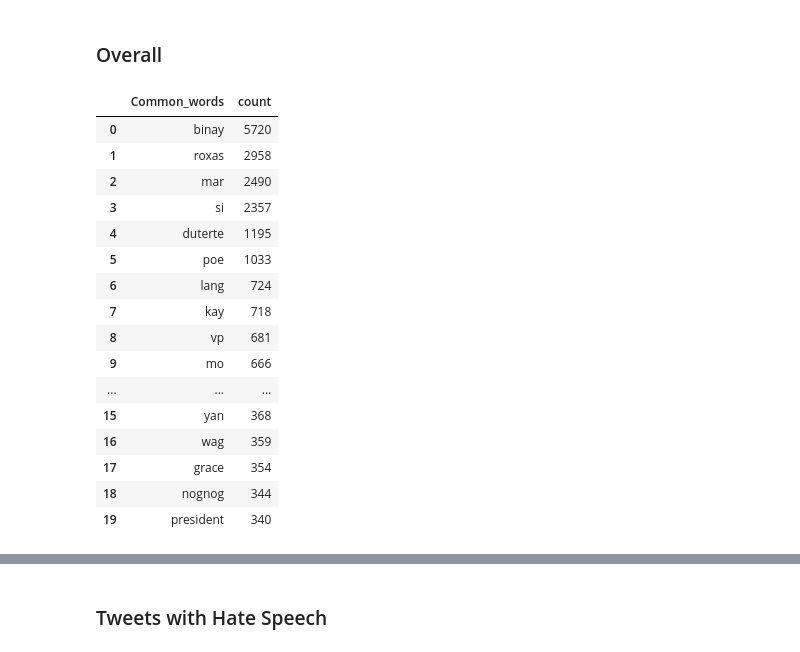
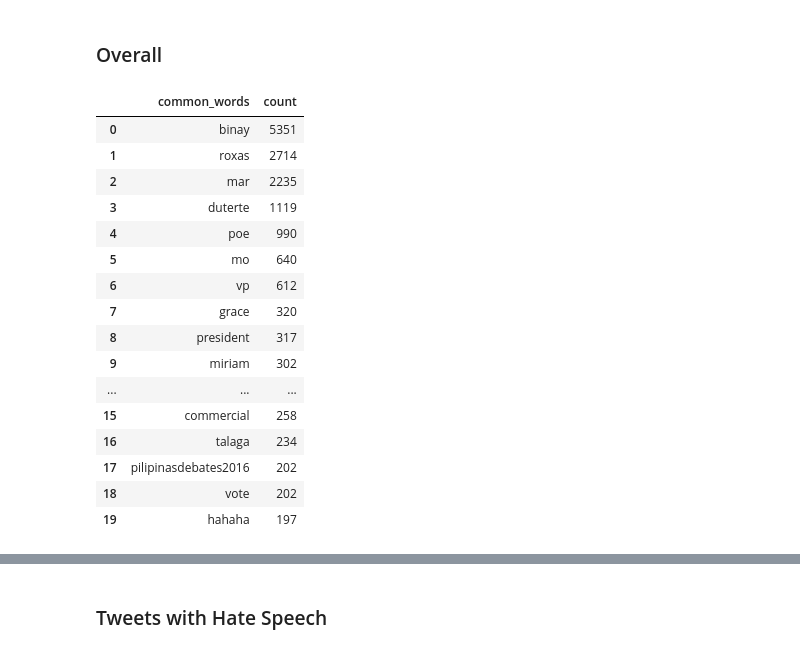
Before and after one commit to lendl-uy/hate-speech-detection, a Jupyter notebook: dataset/eda.ipynb, the cells around one changed output, grey strips where cells are left out. Drawn from its saved outputs; the diff is of its cells as text; code cells hidden in the pictures.

```diff
--- a/dataset/eda.ipynb
+++ b/dataset/eda.ipynb
@@ -177,8 +178,8 @@ plt.show()
 # %% [markdown]
 ## Add Length and Word Counts to Train Set
 # %%
-train_df['Length'] = train_df['tweet'].apply(len)
-train_df['Word_counts'] = train_df['tweet'].apply(lambda x:len(str(x).split()))
+train_df['length'] = train_df['tweets'].apply(len)
+train_df['word_counts'] = train_df['tweets'].apply(lambda x:len(str(x).split()))
 
 train_df.head()
 # %% [output]
@@ -193,31 +191,0 @@ train_df.head()
-# %%
-# Function to read stopwords from file and save into a list
-def read_stopwords(file_path):
-    with open(file_path, 'r', encoding='utf-8') as file:
-        stopwords_list = [word.strip() for word in file.readlines()]
-    return stopwords_list
-
-
-# Read English stopwords
-english_stopwords = read_stopwords(STOPWORDS_ENGLISH_PATH)
-
-# Read Tagalog stopwords
-tagalog_stopwords = read_stopwords(STOPWORDS_TAGALOG_PATH)
-
-
-def filter_stopwords(tweet, stopwords):
-    words = tweet.split()
-    filtered_words = [word for word in words if word.lower() not in stopwords]
-    return ' '.join(filtered_words)
-
-# Filter train_df for English stopwords
-train_df['filtered_tweets_english'] = train_df['tweet'].apply(lambda x: filter_stopwords(x, english_stopwords))
-
-# Filter train_df for Tagalog stopwords
-train_df['filtered_tweets_english_tagalog'] = train_df['filtered_tweets_english'].apply(lambda x: filter_stopwords(x, tagalog_stopwords))
-
-# Display the filtered DataFrame
-print("Filtered tweets for English stopwords:")
-print(train_df['filtered_tweets_english'][:5])
-print("\nFiltered tweets for Tagalog stopwords:")
-print(train_df['filtered_tweets_english_tagalog'][:5])
@@ -272,5 +191,0 @@ def clean_text(text):
-# %%
-train_df['tweet'] = train_df['tweet'].apply(lambda x:clean_text(x))
-train_df['filtered_tweets_english'] = train_df['filtered_tweets_english'].apply(lambda x:clean_text(x))
-train_df['filtered_tweets_english_tagalog'] = train_df['filtered_tweets_english_tagalog'].apply(lambda x:clean_text(x))
-train_df.head()
@@ -288,29 +196,29 @@ train_df.head()
 # %%
 from collections import Counter
 
-train_df['temp_list'] = train_df['filtered_tweets_english_tagalog'].apply(lambda x:str(x).split())
+train_df['temp_list'] = train_df['tweets'].apply(lambda x:str(x).split())
 top = Counter([item for sublist in train_df['temp_list'] for item in sublist])
 temp = pd.DataFrame(top.most_common(20))
-temp.columns = ['Common_words','count']
+temp.columns = ['common_words','count']
 temp.style.background_gradient(cmap='Blues')
 # %% [output]
-|  | Common_words | count |
-| 0 | binay | 5720 |
-| 1 | roxas | 2958 |
-| 2 | mar | 2490 |
-| 3 | si | 2357 |
-| 4 | duterte | 1195 |
-| 5 | poe | 1033 |
-| 6 | lang | 724 |
-| 7 | kay | 718 |
-| 8 | vp | 681 |
-| 9 | mo | 666 |
+|  | common_words | count |
+| 0 | binay | 5351 |
+| 1 | roxas | 2714 |
+| 2 | mar | 2235 |
+| 3 | duterte | 1119 |
+| 4 | poe | 990 |
+| 5 | mo | 640 |
+| 6 | vp | 612 |
+| 7 | grace | 320 |
+| 8 | president | 317 |
+| 9 | miriam | 302 |
 | ... | ... | ... |
-| 15 | yan | 368 |
-| 16 | wag | 359 |
-| 17 | grace | 354 |
-| 18 | nognog | 344 |
-| 19 | president | 340 |
+| 15 | commercial | 258 |
+| 16 | talaga | 234 |
+| 17 | pilipinasdebates2016 | 202 |
+| 18 | vote | 202 |
+| 19 | hahaha | 197 |
 # %%
 train_df
 # %% [output]
```
Also changed, not shown: parts of 22 cells of this notebook, 4 other files.
